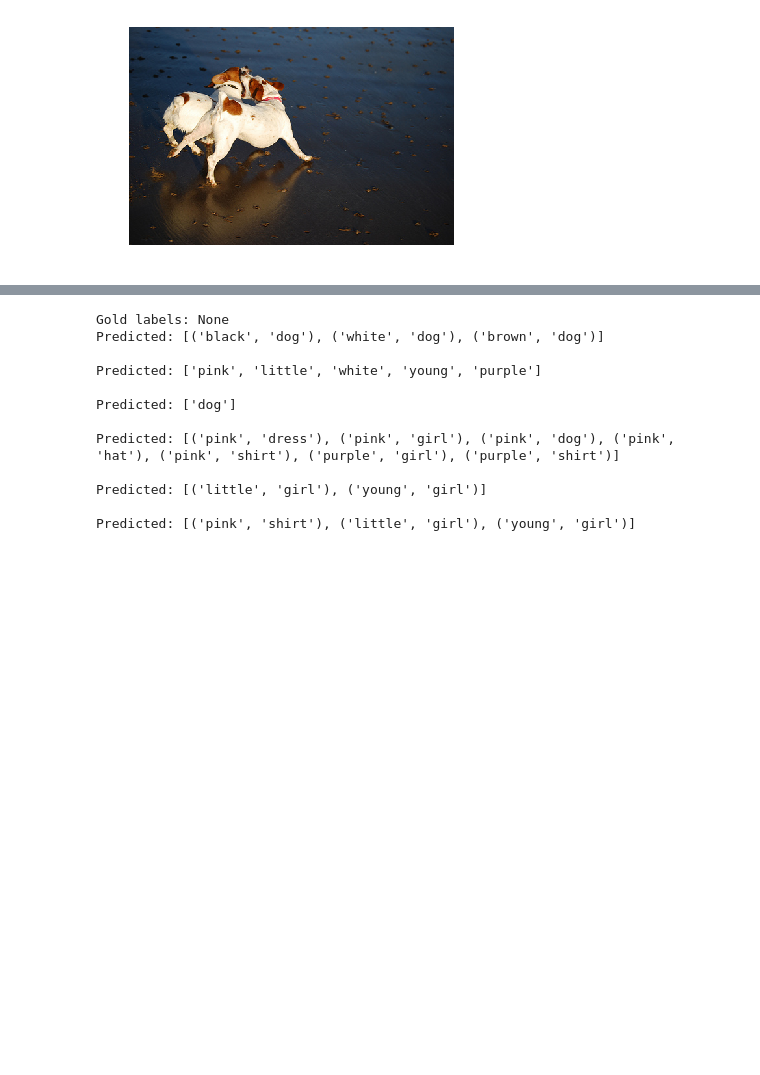
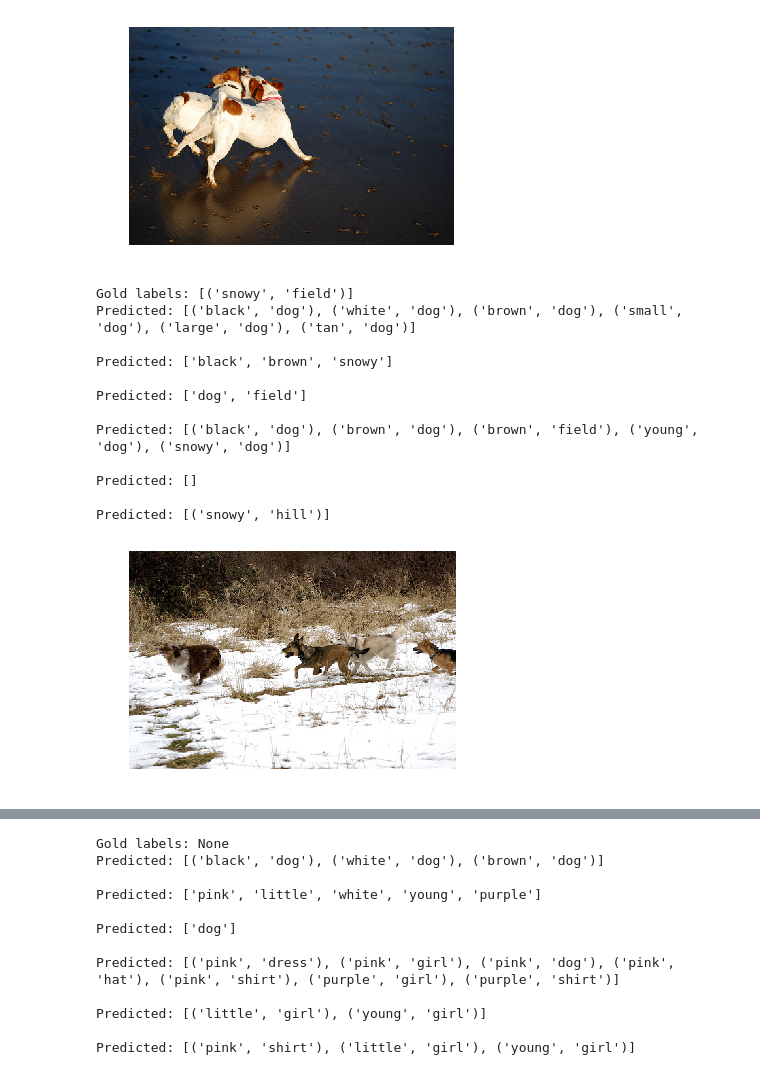
Before and after one commit to chickenbror/cog-ai-project, a Jupyter notebook: ProjectCodes.ipynb, the cells around one changed output, grey strips where cells are left out. Cells and saved outputs as stored; diff of their text form; code cells hidden in the pictures; blank space fills up the shorter version.

```diff
--- a/ProjectCodes.ipynb
+++ b/ProjectCodes.ipynb
@@ -778,3 +776,19 @@ Predicted: [('white', 'dog')]
 
 Predicted: [('white', 'dog'), ('brown', 'dog')]
 [figure]
+# %%
+visualise_pred('3174196837_800689a2f3.jpg', models_and_classes, threshold=0.05)
+# %% [output]
+Gold labels: [('snowy', 'field')]
+Predicted: [('black', 'dog'), ('white', 'dog'), ('brown', 'dog'), ('small', 'dog'), ('large', 'dog'), ('tan', 'dog')]
+
+Predicted: ['black', 'brown', 'snowy']
+
+Predicted: ['dog', 'field']
+
+Predicted: [('black', 'dog'), ('brown', 'dog'), ('brown', 'field'), ('young', 'dog'), ('snowy', 'dog')]
+
+Predicted: []
+
+Predicted: [('snowy', 'hill')]
+[figure, added]
```
Also changed, not shown: parts of 2 cells of this notebook.
